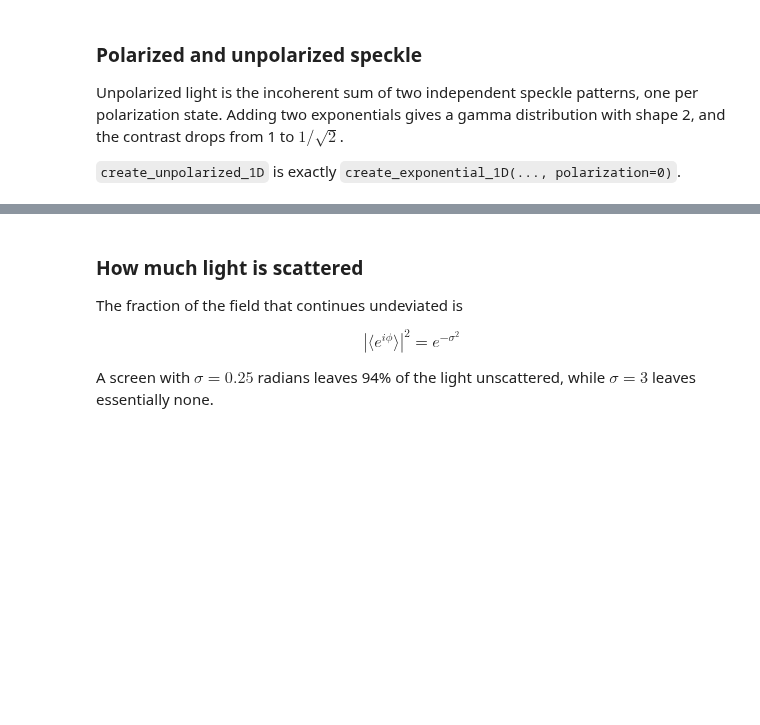
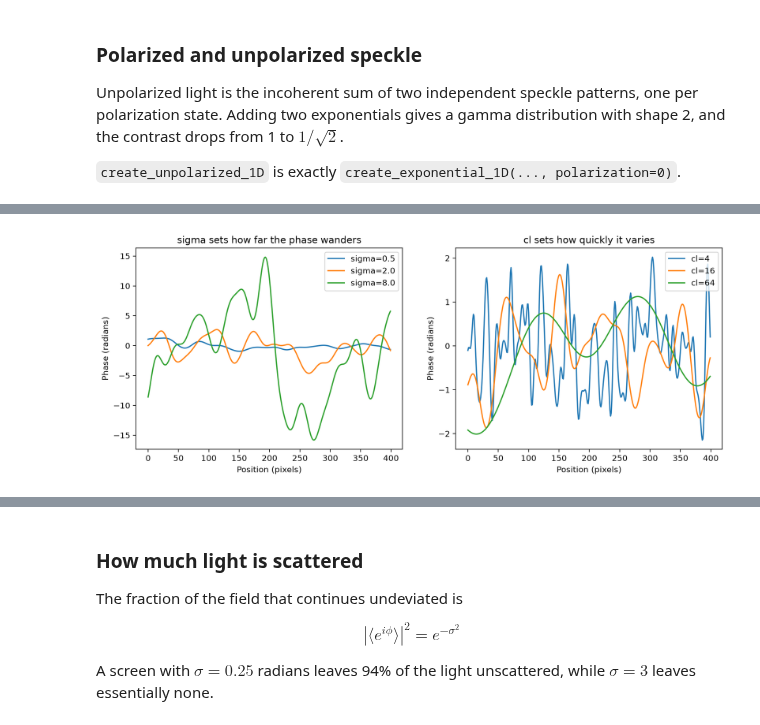
Before and after one commit to scottprahl/pyspeckle, a Jupyter notebook: docs/1D-Speckle.ipynb, the cells around one changed output, grey strips where cells are left out. Saved outputs shown, nothing was run; the diff lists cells and outputs as text; code cells hidden in the pictures; blank space fills up the shorter version.

```diff
--- a/docs/1D-Speckle.ipynb
+++ b/docs/1D-Speckle.ipynb
@@ -158,0 +241,24 @@ plt.show()
+# %%
+M = 4096
+
+plt.subplots(1, 2, figsize=(13, 4.5))
+
+plt.subplot(1, 2, 1)
+for sigma in [0.5, 2.0, 8.0]:
+    plt.plot(pyspeckle.create_phase_screen_1D(M, sigma, 16)[:400], label="sigma=%.1f" % sigma)
+plt.xlabel("Position (pixels)")
+plt.ylabel("Phase (radians)")
+plt.title("sigma sets how far the phase wanders")
+plt.legend()
+
+plt.subplot(1, 2, 2)
+for cl in [4, 16, 64]:
+    plt.plot(pyspeckle.create_phase_screen_1D(M, 1.0, cl)[:400], label="cl=%d" % cl)
+plt.xlabel("Position (pixels)")
+plt.ylabel("Phase (radians)")
+plt.title("cl sets how quickly it varies")
+plt.legend()
+
+plt.show()
+# %% [output]
+[figure, added]
```
Also changed, not shown: parts of 17 cells of this notebook, 10 other files.
